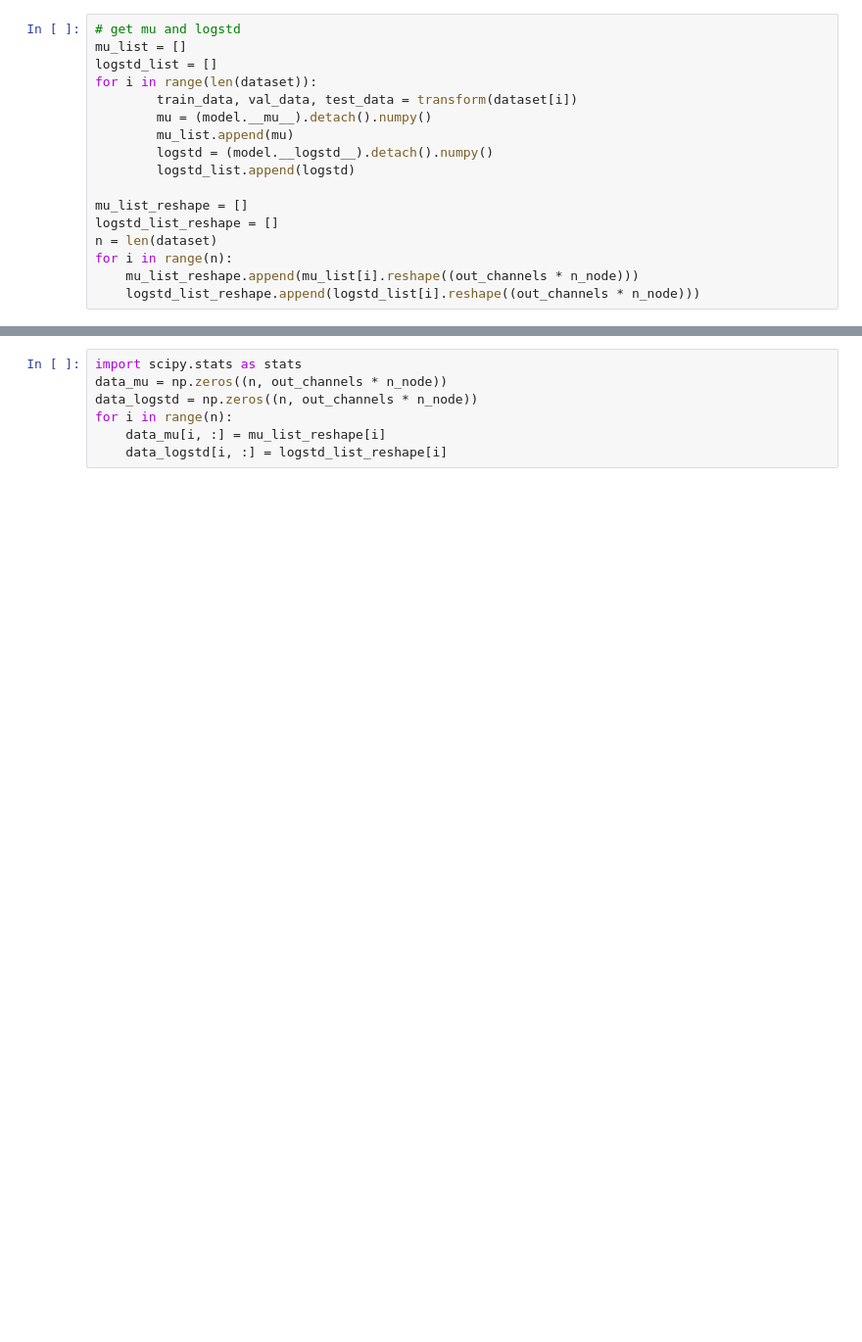
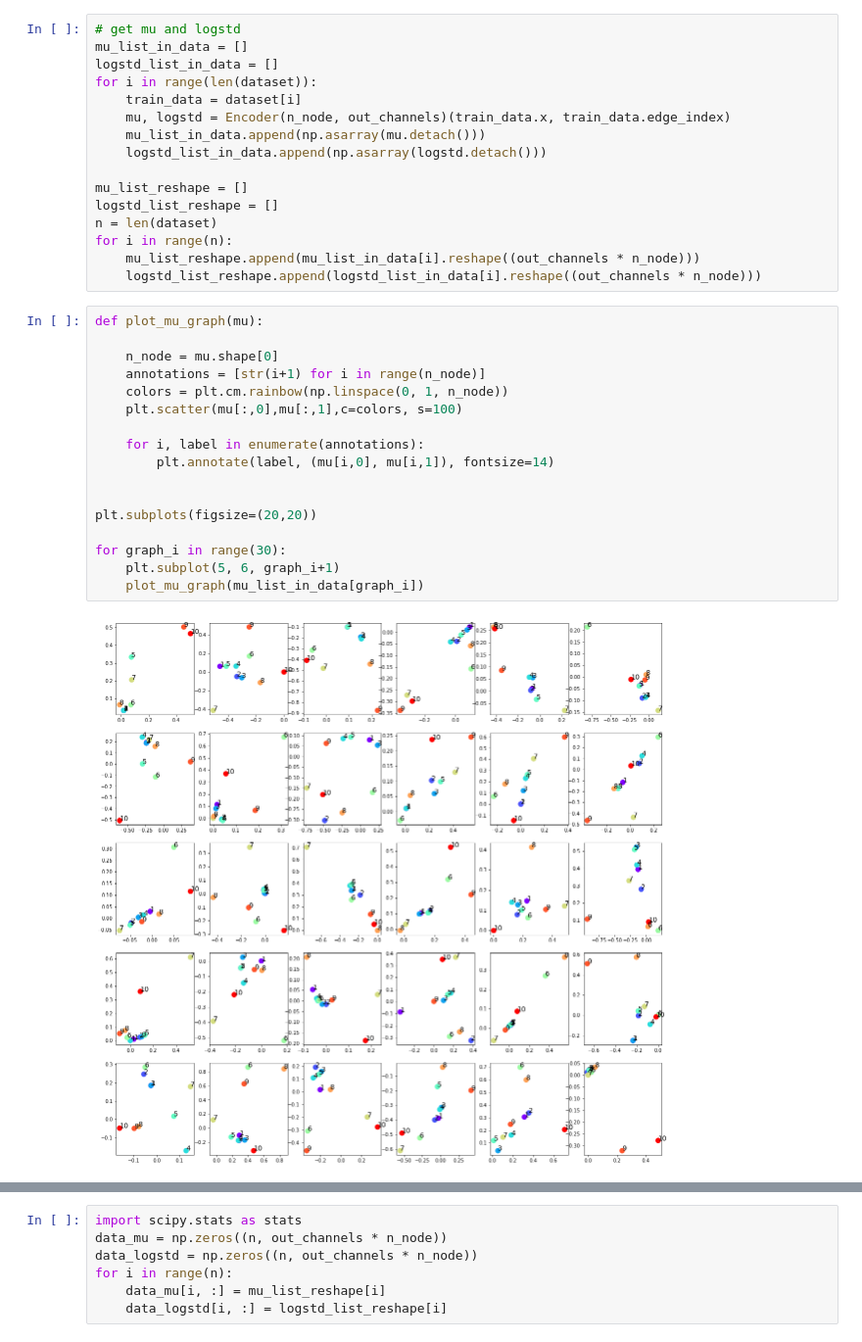
Before and after one commit to TheLittleJimmy/ST-Aim3, a Jupyter notebook: VGAE_sampling.ipynb, the cells around one changed output, grey strips where cells are left out. Shown at 98% size. Drawn from its saved outputs; the diff is of its cells as text; blank space fills up the shorter version.

```diff
--- a/VGAE_sampling.ipynb
+++ b/VGAE_sampling.ipynb
@@ -323,17 +339,35 @@ tensor(1.1614, grad_fn=<DivBackward0>)
 # %%
 # get mu and logstd
-mu_list = []
-logstd_list = []
+mu_list_in_data = []
+logstd_list_in_data = []
 for i in range(len(dataset)):
-        train_data, val_data, test_data = transform(dataset[i])
-        mu = (model.__mu__).detach().numpy()
-        mu_list.append(mu)
-        logstd = (model.__logstd__).detach().numpy()
-        logstd_list.append(logstd)
+    train_data = dataset[i]
+    mu, logstd = Encoder(n_node, out_channels)(train_data.x, train_data.edge_index)
+    mu_list_in_data.append(np.asarray(mu.detach()))
+    logstd_list_in_data.append(np.asarray(logstd.detach()))
 
 mu_list_reshape = []
 logstd_list_reshape = []
 n = len(dataset)
 for i in range(n):
-    mu_list_reshape.append(mu_list[i].reshape((out_channels * n_node)))
-    logstd_list_reshape.append(logstd_list[i].reshape((out_channels * n_node)))
+    mu_list_reshape.append(mu_list_in_data[i].reshape((out_channels * n_node)))
+    logstd_list_reshape.append(logstd_list_in_data[i].reshape((out_channels * n_node)))
+# %%
+def plot_mu_graph(mu):
+
+    n_node = mu.shape[0]
+    annotations = [str(i+1) for i in range(n_node)]
+    colors = plt.cm.rainbow(np.linspace(0, 1, n_node))
+    plt.scatter(mu[:,0],mu[:,1],c=colors, s=100)
+
+    for i, label in enumerate(annotations):
+        plt.annotate(label, (mu[i,0], mu[i,1]), fontsize=14)
+
+
+plt.subplots(figsize=(20,20))
+
+for graph_i in range(30):
+    plt.subplot(5, 6, graph_i+1)
+    plot_mu_graph(mu_list_in_data[graph_i])
+# %% [output]
+[figure, added]
```
Also changed, not shown: parts of 16 cells of this notebook, 1 other file.
